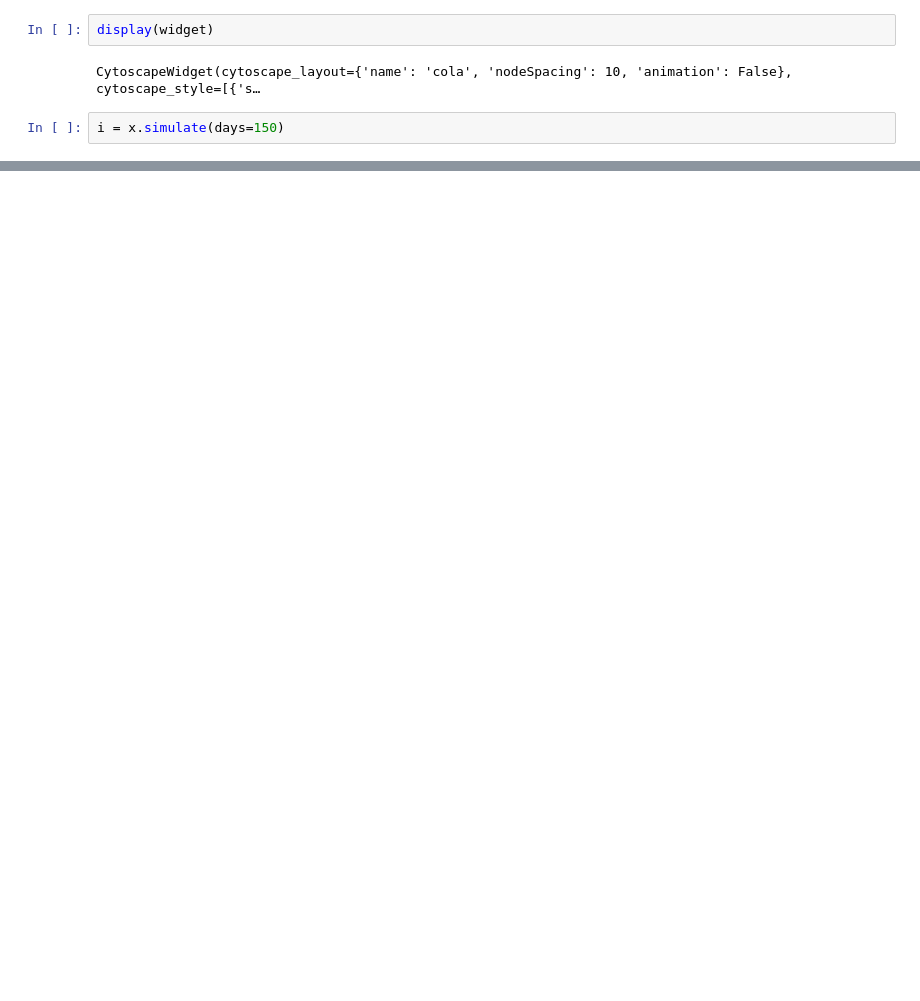
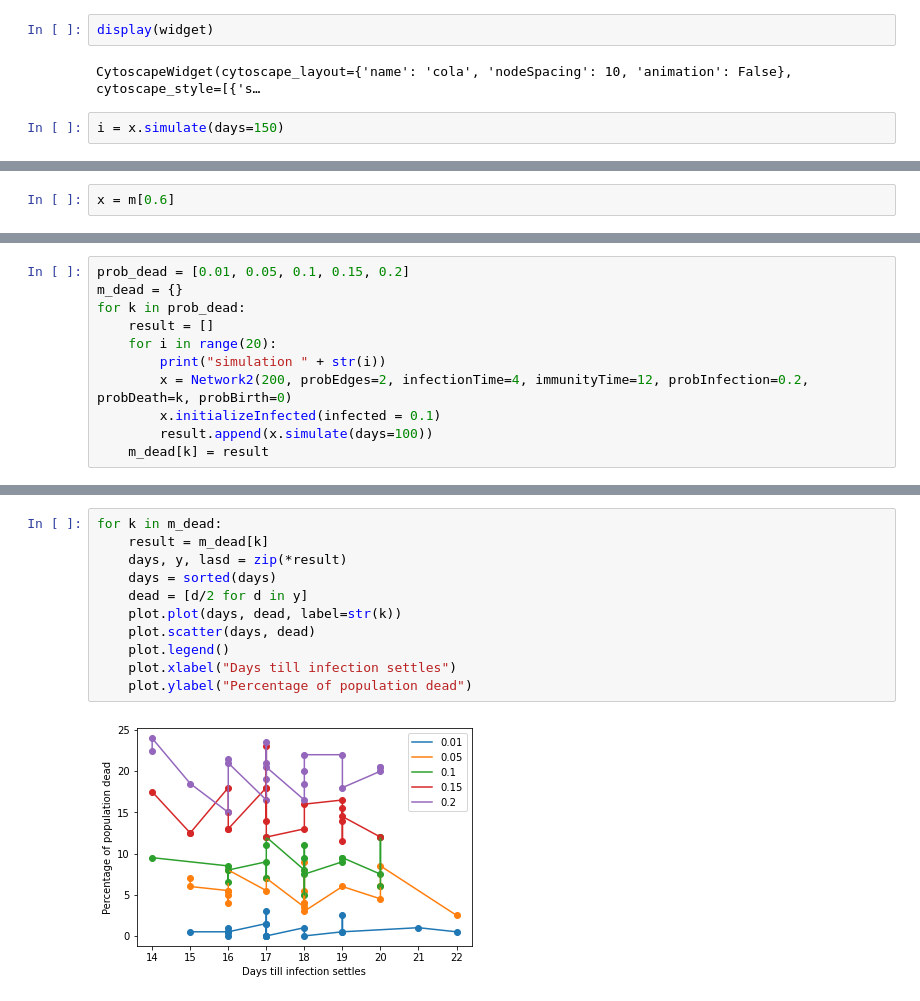
Before and after one commit to ECEStuff/fastai-covid, a Jupyter notebook: NetworkSimulation.ipynb, the cells around one changed output, grey strips where cells are left out. Drawn from its saved outputs; the diff is of its cells as text; blank space fills up the shorter version.

```diff
--- a/NetworkSimulation.ipynb
+++ b/NetworkSimulation.ipynb
@@ -362,0 +401,2 @@ i
+# %%
+x = m[0.6]
@@ -362,0 +416,11 @@ i
+# %%
+prob_dead = [0.01, 0.05, 0.1, 0.15, 0.2]
+m_dead = {}
+for k in prob_dead:
+    result = []
+    for i in range(20):
+        print("simulation " + str(i))
+        x = Network2(200, probEdges=2, infectionTime=4, immunityTime=12, probInfection=0.2, probDeath=k, probBirth=0)
+        x.initializeInfected(infected = 0.1)
+        result.append(x.simulate(days=100))
+    m_dead[k] = result
@@ -362,0 +445,13 @@ i
+# %%
+for k in m_dead:
+    result = m_dead[k]
+    days, y, lasd = zip(*result)
+    days = sorted(days)
+    dead = [d/2 for d in y]
+    plot.plot(days, dead, label=str(k))
+    plot.scatter(days, dead)
+    plot.legend()
+    plot.xlabel("Days till infection settles")
+    plot.ylabel("Percentage of population dead")
+# %% [output]
+[figure, added]
```
Also changed, not shown: parts of 29 cells of this notebook.
